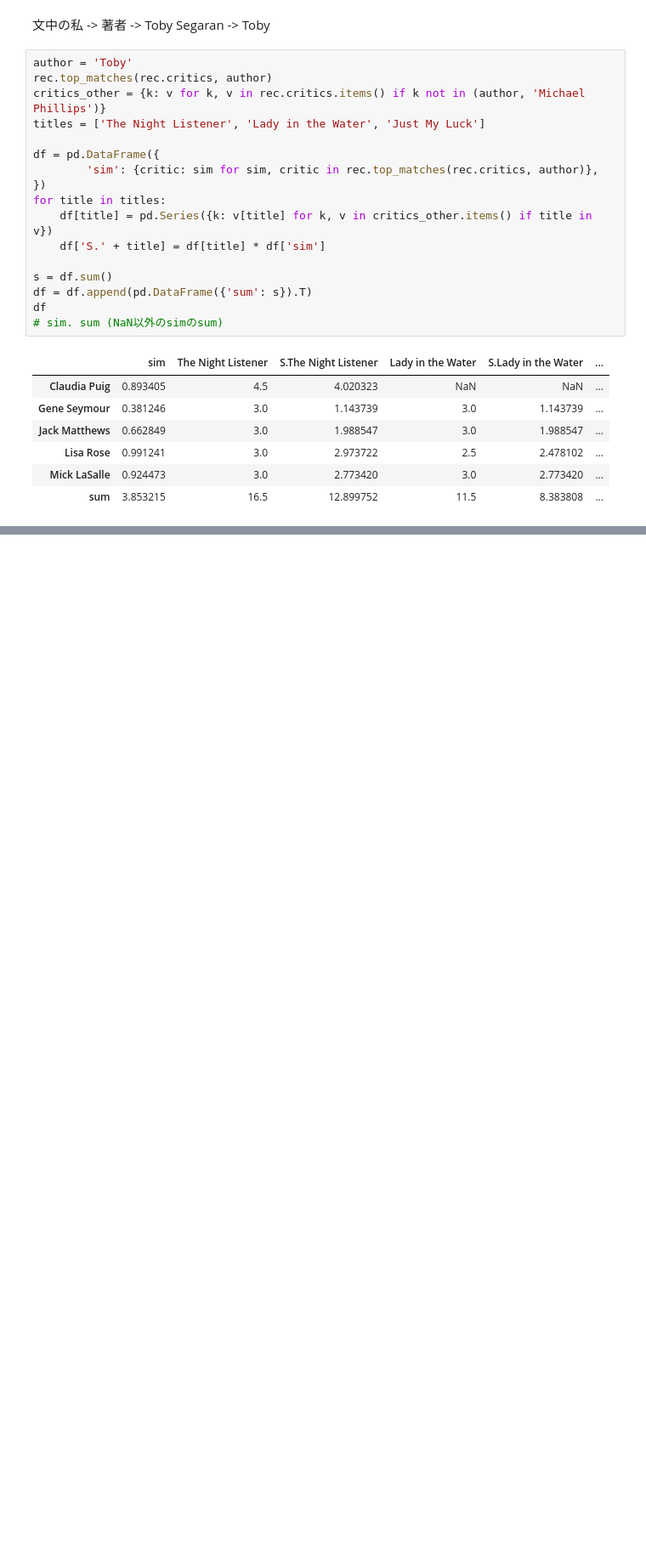
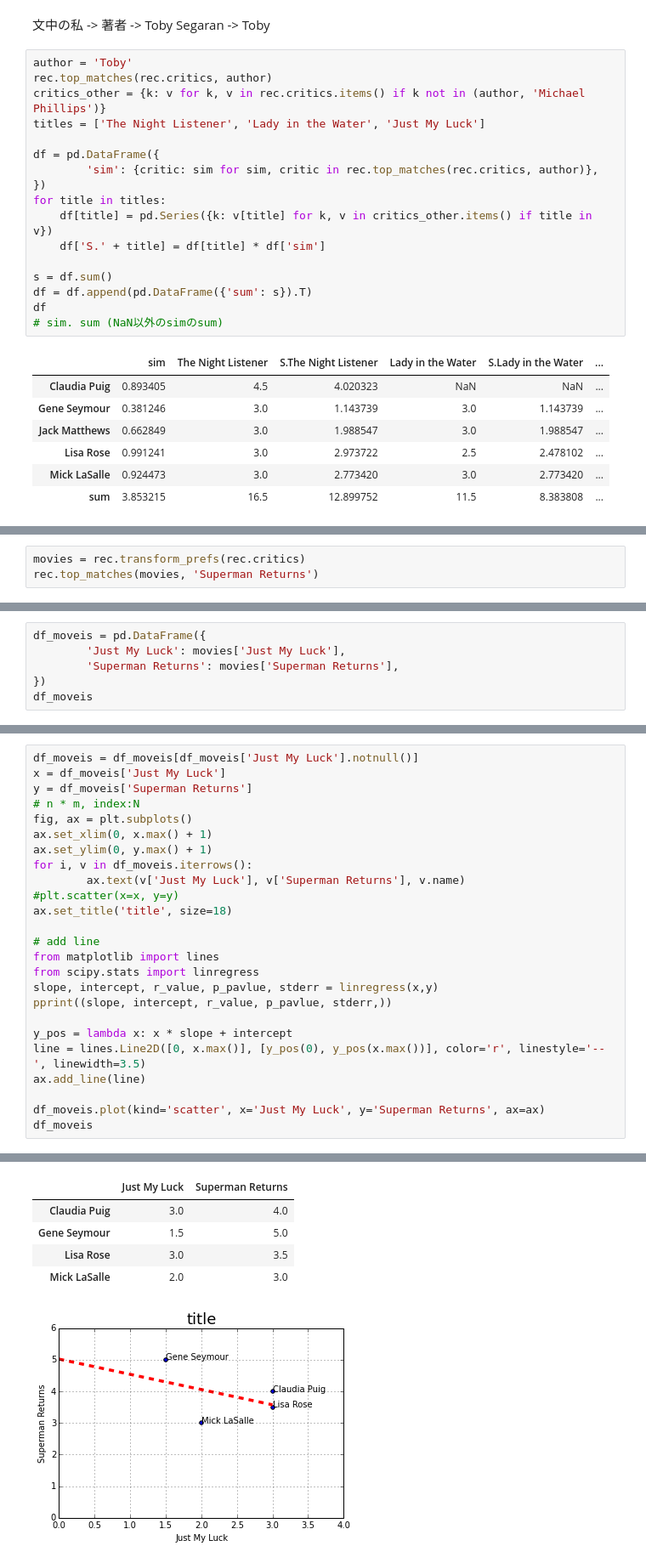
Before and after one commit to ksomemo/ProgrammingCollectiveIntelligence, a Jupyter notebook: pci_exercise/ch02/ch02.ipynb, the cells around one changed output, grey strips where cells are left out. Shown at 85% size. Drawn from its saved outputs; the diff is of its cells as text; blank space fills up the shorter version.

```diff
--- a/pci_exercise/ch02/ch02.ipynb
+++ b/pci_exercise/ch02/ch02.ipynb
@@ -114,0 +117,3 @@ df
+# %%
+movies = rec.transform_prefs(rec.critics)
+rec.top_matches(movies, 'Superman Returns')
@@ -114,0 +132,6 @@ df
+# %%
+df_moveis = pd.DataFrame({
+        'Just My Luck': movies['Just My Luck'],
+        'Superman Returns': movies['Superman Returns'],
+})
+df_moveis
@@ -114,0 +147,26 @@ df
+# %%
+df_moveis = df_moveis[df_moveis['Just My Luck'].notnull()]
+x = df_moveis['Just My Luck']
+y = df_moveis['Superman Returns']
+# n * m, index:N
+fig, ax = plt.subplots()
+ax.set_xlim(0, x.max() + 1)
+ax.set_ylim(0, y.max() + 1)
+for i, v in df_moveis.iterrows():
+        ax.text(v['Just My Luck'], v['Superman Returns'], v.name)
+#plt.scatter(x=x, y=y)
+ax.set_title('title', size=18)
+
+# add line
+from matplotlib import lines
+from scipy.stats import linregress
+slope, intercept, r_value, p_pavlue, stderr = linregress(x,y)
+pprint((slope, intercept, r_value, p_pavlue, stderr,))
+
+y_pos = lambda x: x * slope + intercept
+line = lines.Line2D([0, x.max()], [y_pos(0), y_pos(x.max())], color='r', linestyle='--', linewidth=3.5)
+ax.add_line(line)
+
+df_moveis.plot(kind='scatter', x='Just My Luck', y='Superman Returns', ax=ax)
+df_moveis
+# %% [output]
@@ -114,0 +178,6 @@ df
+|  | Just My Luck | Superman Returns |
+| Claudia Puig | 3.0 | 4.0 |
+| Gene Seymour | 1.5 | 5.0 |
+| Lisa Rose | 3.0 | 3.5 |
+| Mick LaSalle | 2.0 | 3.0 |
+[figure, added]
```
Also changed, not shown: parts of 7 cells of this notebook, 1 other file.
